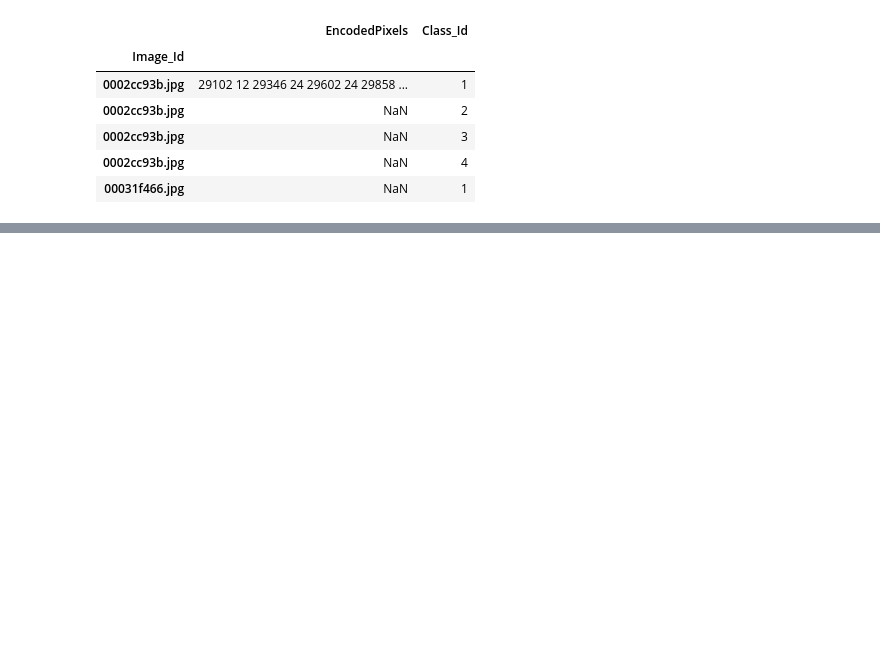
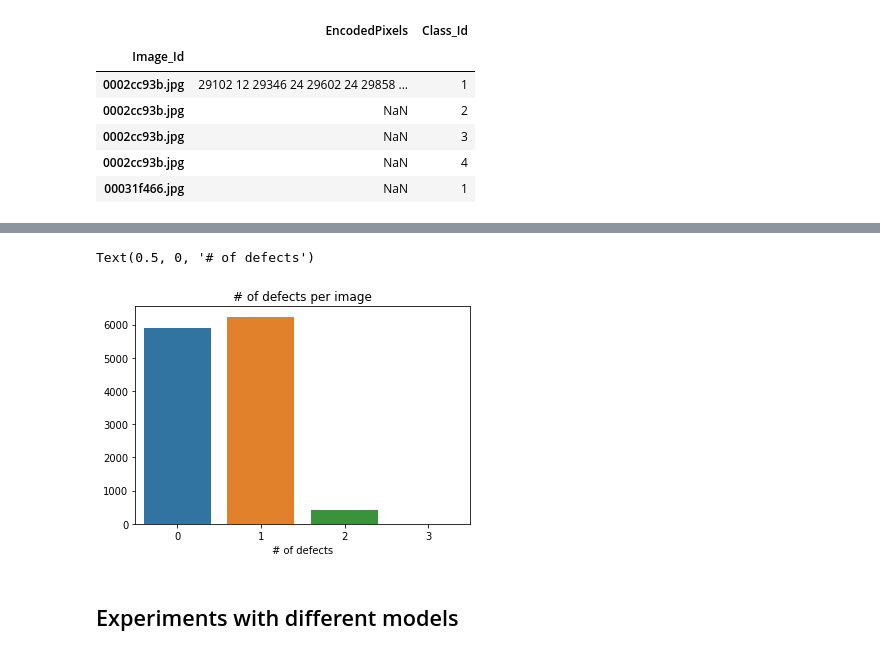
Before and after one commit to kszczupak/kaggle_competitions, a Jupyter notebook: SteelDefectsDetection/EDA.ipynb, the cells around one changed output, grey strips where cells are left out. Drawn from its saved outputs; the diff is of its cells as text; code cells hidden in the pictures; blank space fills up the shorter version.

```diff
--- a/SteelDefectsDetection/EDA.ipynb
+++ b/SteelDefectsDetection/EDA.ipynb
@@ -130,0 +199,10 @@ train_df.head()
+# %%
+fig, ax = plt.subplots()
+sns.barplot(x=list(num_of_defects_in_image.keys()), y=list(num_of_defects_in_image.values()), ax=ax)
+ax.set_title("# of defects per image")
+ax.set_xlabel('# of defects')
+# %% [output]
+Text(0.5, 0, '# of defects')
+[figure, added]
+# %% [markdown]
+## Experiments with different models
```
Also changed, not shown: parts of 23 cells of this notebook.
